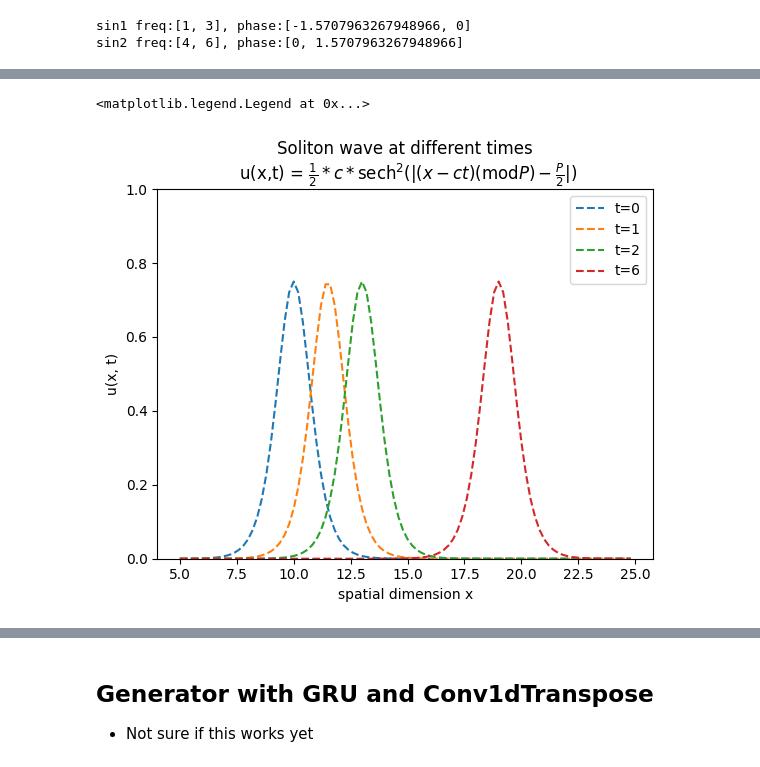
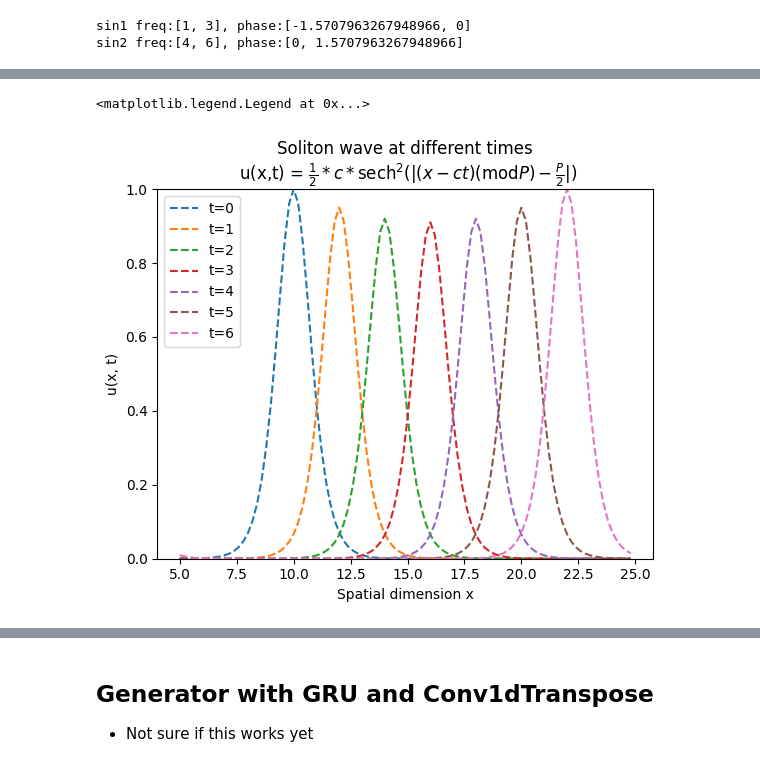
Before and after one commit to Kohmann/master-GAN, a Jupyter notebook: COTGAN/testing.ipynb, the cells around one changed output, grey strips where cells are left out. Drawn from its saved outputs; the diff is of its cells as text; code cells hidden in the pictures.

```diff
--- a/COTGAN/testing.ipynb
+++ b/COTGAN/testing.ipynb
@@ -234,24 +193,31 @@ def grid(P=20, M=100):
     x = np.linspace(0, P-dx, M)
     return x, dx
 # %%
-c = 1.5 # the speed, and two times the height of the wave
+c = 2 # the speed, and two times the height of the wave
 P = 20 # period
 M = 100 # number of spatial points
+
+t_range = (0, 6)
+
 x, dx = grid(P, M)
 x += P/4 # start the wave at x=5
 sech = lambda a: 1/np.cosh(a) # sech isn't defined in NumPy
-u_soliton = lambda x, t: 1/2*c*sech(np.abs((x-c*t) % P - P/2))**2
+c_t = lambda t: c + 0.02*(t-t_range[0])*(t-t_range[1]) # t^2 term in the equation
+u_soliton = lambda x, t: 1/2*c_t(t)*sech(np.abs((x-c*t) % P - P/2))**2
 # %%
 plt.plot(x, u_soliton(x, 0), '--', label="t=0")
 plt.plot(x, u_soliton(x, 1), '--', label="t=1")
 plt.plot(x, u_soliton(x, 2), '--', label="t=2")
+plt.plot(x, u_soliton(x, 3), '--', label="t=3")
+plt.plot(x, u_soliton(x, 4), '--', label="t=4")
+plt.plot(x, u_soliton(x, 5), '--', label="t=5")
 plt.plot(x, u_soliton(x, 6), '--', label="t=6")
 plt.ylim(0, 1)
 u_t_x = r"u(x,t) = $\frac{1}{2} *c* \mathrm{sech}^2 (| (x - c t) (\mathrm{mod}P)-\frac{P}{2}|)$"
 plt.title(f"Soliton wave at different times\n {u_t_x}")
 plt.xlabel("Spatial dimension x")
 plt.ylabel("u(x, t)")
 plt.legend()
 # %% [output]
 <matplotlib.legend.Legend at 0x...>
-[figure, old version]
+[figure, new version]
```
Also changed, not shown: parts of 32 cells of this notebook, 5 other files.
